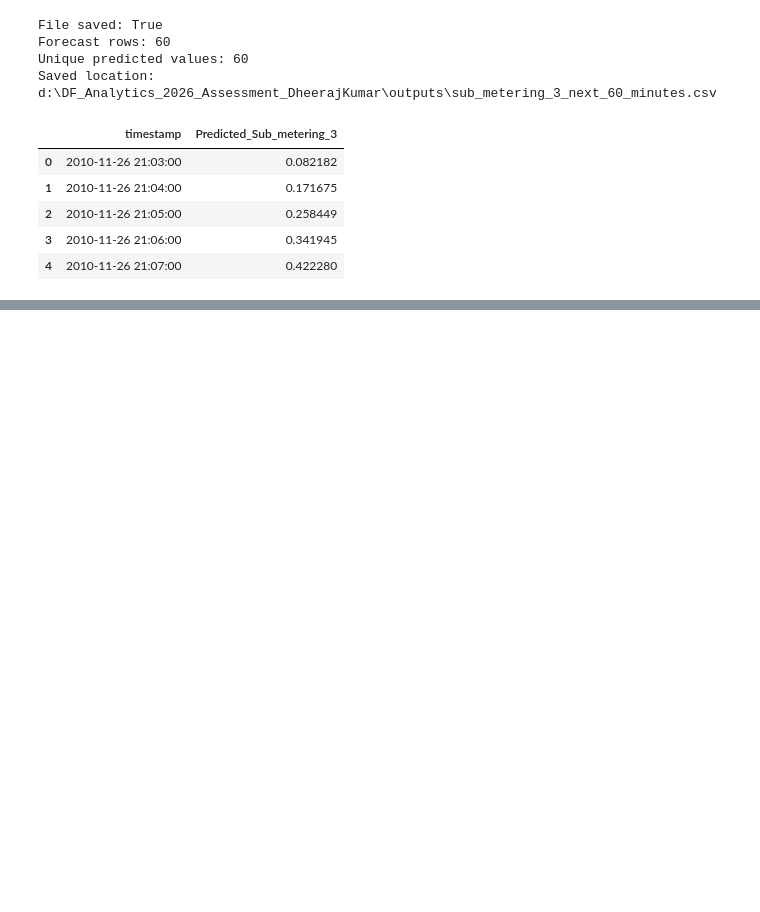
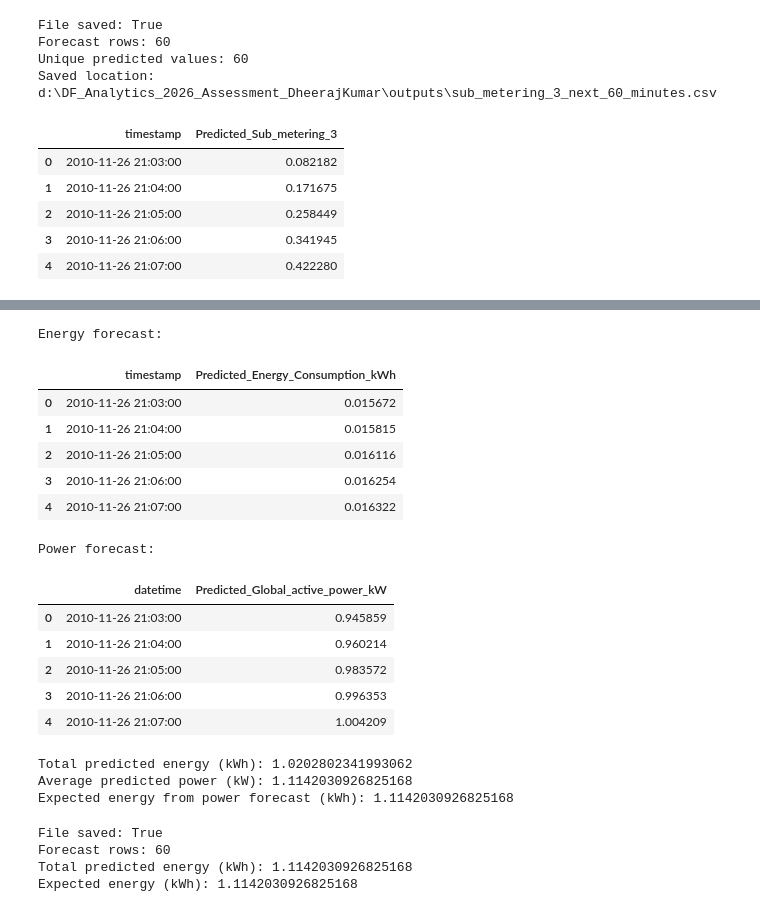
Before and after one commit to dheeraj231873/DF-Analytics-2026-Assessment-DheerajKumar, a Jupyter notebook: notebooks/forecasting_analysis.ipynb, the cells around one changed output, grey strips where cells are left out. Drawn from its saved outputs; the diff is of its cells as text; code cells hidden in the pictures; blank space fills up the shorter version.

```diff
--- a/notebooks/forecasting_analysis.ipynb
+++ b/notebooks/forecasting_analysis.ipynb
@@ -1832,0 +1937,70 @@ Saved location: d:\DF_Analytics_2026_Assessment_DheerajKumar\outputs\sub_meterin
+# %%
+from pathlib import Path
+import pandas as pd
+
+PROJECT_DIR = Path.cwd().parent if Path.cwd().name == "notebooks" else Path.cwd()
+OUTPUT_DIR = PROJECT_DIR / "outputs"
+
+energy_60 = pd.read_csv(OUTPUT_DIR / "energy_consumption_next_60_minutes.csv")
+power_60 = pd.read_csv(OUTPUT_DIR / "global_active_power_next_60_minutes.csv")
+
+print("Energy forecast:")
+display(energy_60.head())
+
+print("Power forecast:")
+display(power_60.head())
+
+energy_col = "Predicted_Energy_Consumption_kWh"
+power_col = "Predicted_Global_active_power_kW"
+
+print("Total predicted energy (kWh):", energy_60[energy_col].sum())
+print("Average predicted power (kW):", power_60[power_col].mean())
+print("Expected energy from power forecast (kWh):", power_60[power_col].sum() / 60)
+# %% [output]
+Energy forecast:
+|  | timestamp | Predicted_Energy_Consumption_kWh |
+| 0 | 2010-11-26 21:03:00 | 0.015672 |
+| 1 | 2010-11-26 21:04:00 | 0.015815 |
+| 2 | 2010-11-26 21:05:00 | 0.016116 |
+| 3 | 2010-11-26 21:06:00 | 0.016254 |
+| 4 | 2010-11-26 21:07:00 | 0.016322 |
+Power forecast:
+|  | datetime | Predicted_Global_active_power_kW |
+| 0 | 2010-11-26 21:03:00 | 0.945859 |
+| 1 | 2010-11-26 21:04:00 | 0.960214 |
+| 2 | 2010-11-26 21:05:00 | 0.983572 |
+| 3 | 2010-11-26 21:06:00 | 0.996353 |
+| 4 | 2010-11-26 21:07:00 | 1.004209 |
+Total predicted energy (kWh): 1.0202802341993062
+Average predicted power (kW): 1.1142030926825168
+Expected energy from power forecast (kWh): 1.1142030926825168
+# %%
+from pathlib import Path
+import pandas as pd
+
+PROJECT_DIR = Path.cwd().parent if Path.cwd().name == "notebooks" else Path.cwd()
+OUTPUT_DIR = PROJECT_DIR / "outputs"
+
+power_file = OUTPUT_DIR / "global_active_power_next_60_minutes.csv"
+energy_file = OUTPUT_DIR / "energy_consumption_next_60_minutes.csv"
+
+power = pd.read_csv(power_file)
+power["datetime"] = pd.to_datetime(power["datetime"])
+
+energy = pd.DataFrame({
+    "timestamp": power["datetime"],
+    "Predicted_Energy_Consumption_kWh":
+        power["Predicted_Global_active_power_kW"] / 60
+})
+
+energy.to_csv(energy_file, index=False)
+
+print("File saved:", energy_file.exists())
+print("Forecast rows:", len(energy))
+print("Total predicted energy (kWh):", energy["Predicted_Energy_Consumption_kWh"].sum())
+print("Expected energy (kWh):", power["Predicted_Global_active_power_kW"].sum() / 60)
+# %% [output]
+File saved: True
+Forecast rows: 60
+Total predicted energy (kWh): 1.1142030926825168
+Expected energy (kWh): 1.1142030926825168
```
Also changed, not shown: parts of 2 cells of this notebook, 1 other file.
